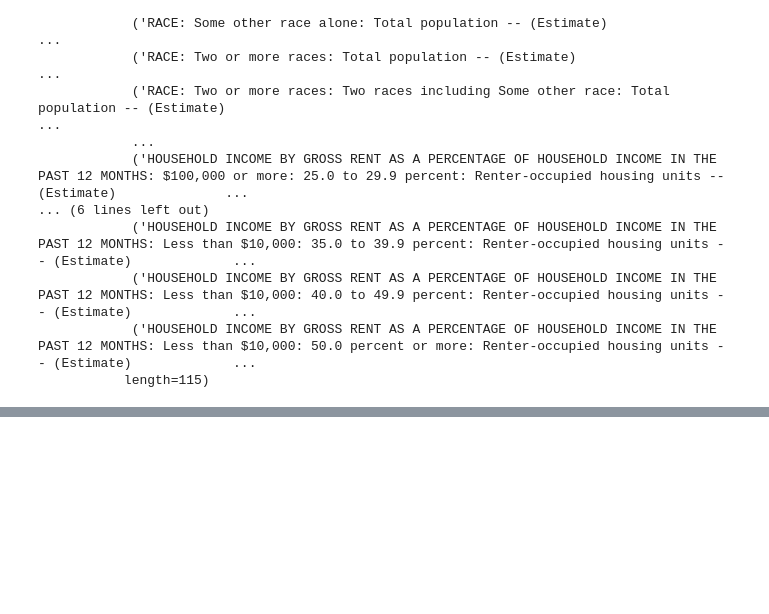
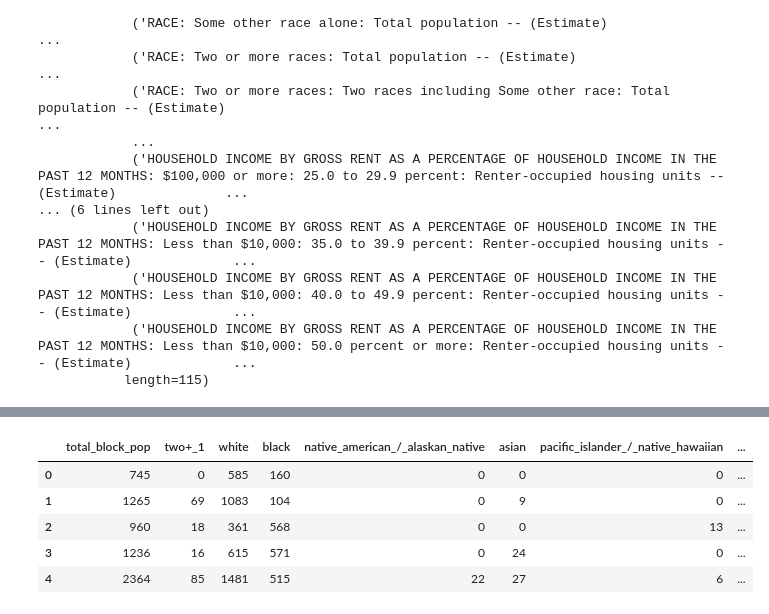
Before and after one commit to AmandaPartlow/TN_Public_School_Disparities, a Jupyter notebook: notebooks/creating_demog_dataframe.ipynb, the cells around one changed output, grey strips where cells are left out. Drawn from its saved outputs; the diff is of its cells as text; code cells hidden in the pictures; blank space fills up the shorter version.

Commit message:
maybe finished race df, need to move to income df

```diff
--- a/notebooks/creating_demog_dataframe.ipynb
+++ b/notebooks/creating_demog_dataframe.ipynb
@@ -176,3 +180,27 @@ demog_race.head()
 | 2 | 960 | 18 | 361 | 568 | ... |
 | 3 | 1236 | 16 | 615 | 571 | ... |
 | 4 | 2364 | 85 | 1481 | 515 | ... |
+# %%
+#renaming columns
+
+demog_race = demog_race.rename(columns={'RACE: Total: Total population -- (Estimate)': 'total_block_pop',
+                                        'RACE: Two or more races: Two races excluding Some other race, and three or more races: Total population -- (Estimate)': 'two+_1',
+                                        'RACE: White alone: Total population -- (Estimate)': 'white',
+                                        'RACE: Black or African American alone: Total population -- (Estimate)': 'black',
+                                        'RACE: American Indian and Alaska Native alone: Total population -- (Estimate)': 'native_american_/_alaskan_native',
+                                        'RACE: Asian alone: Total population -- (Estimate)': 'asian',
+                                        'RACE: Native Hawaiian and Other Pacific Islander alone: Total population -- (Estimate)': 'pacific_islander_/_native_hawaiian',
+                                        'RACE: Some other race alone: Total population -- (Estimate)': 'other',
+                                        'RACE: Two or more races: Total population -- (Estimate)': 'two+_2',
+                                        'RACE: Two or more races: Two races including Some other race: Total population -- (Estimate)': 'two+_3',
+                                        'HISPANIC OR LATINO ORIGIN BY RACE: Hispanic or Latino: Total population -- (Estimate)': 'hispanic',
+                                        'HISPANIC OR LATINO ORIGIN BY RACE: Hispanic or Latino: White alone: Total population -- (Estimate)': 'hispanic - white'})
+
+demog_race.head()
+# %% [output]
+|  | total_block_pop | two+_1 | white | black | native_american_/_alaskan_native | asian | pacific_islander_/_native_hawaiian | ... |
+| 0 | 745 | 0 | 585 | 160 | 0 | 0 | 0 | ... |
+| 1 | 1265 | 69 | 1083 | 104 | 0 | 9 | 0 | ... |
+| 2 | 960 | 18 | 361 | 568 | 0 | 0 | 13 | ... |
+| 3 | 1236 | 16 | 615 | 571 | 0 | 24 | 0 | ... |
+| 4 | 2364 | 85 | 1481 | 515 | 22 | 27 | 6 | ... |
```
Also changed, not shown: parts of 7 cells of this notebook.
